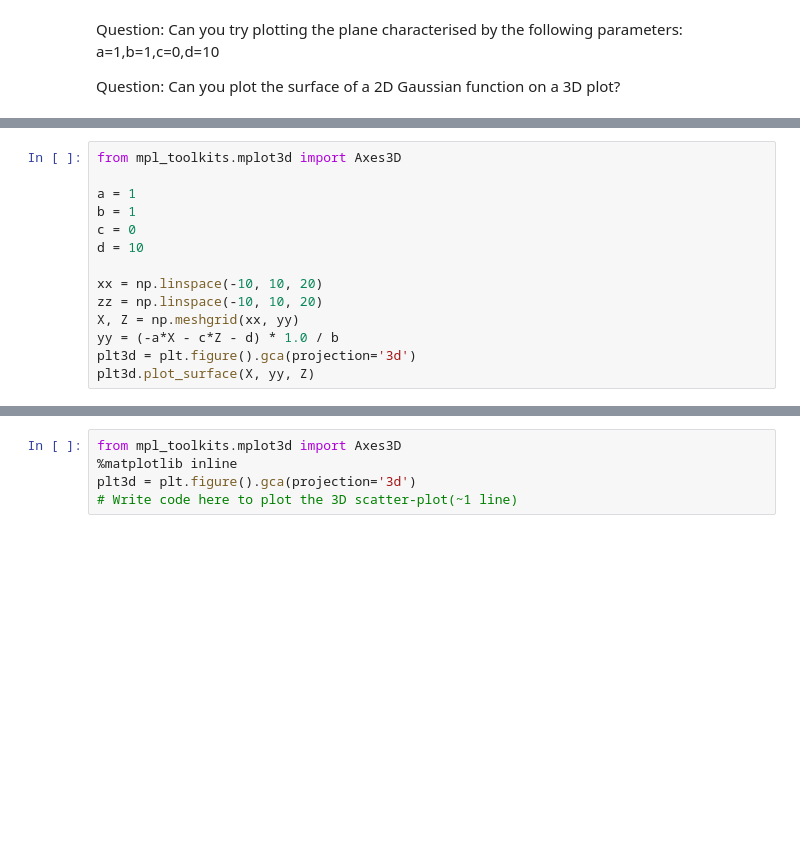
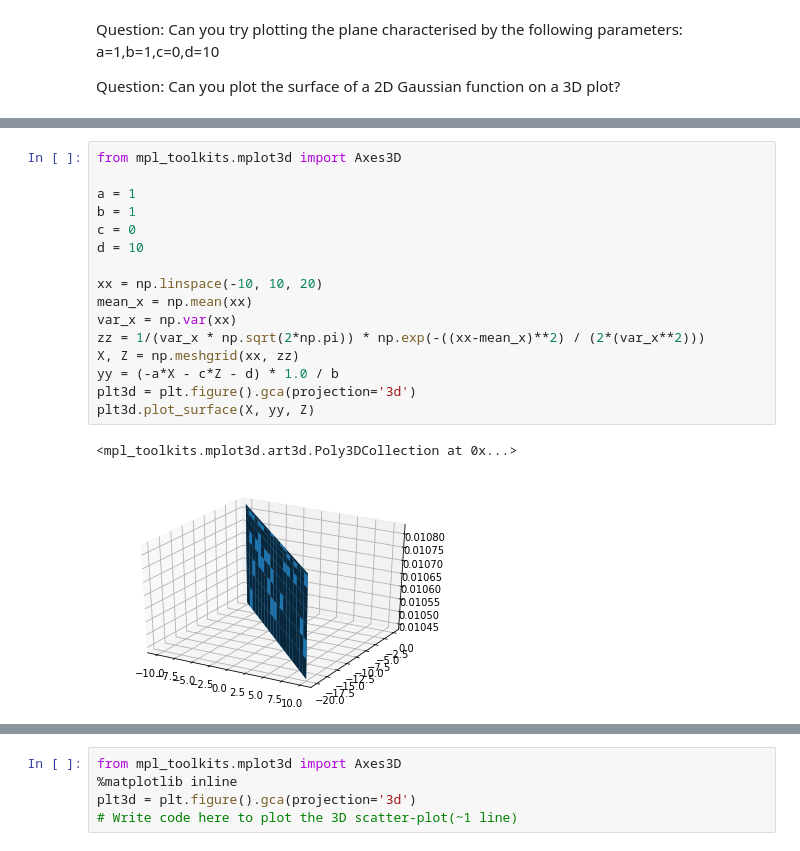
Before and after one commit to Akshat-Goyal/CVIT, a Jupyter notebook: CVIT_Workshop_2020_Day_1/CVIT_Workshop_Day_1.ipynb, the cells around one changed output, grey strips where cells are left out. Saved outputs shown, nothing was run; the diff lists cells and outputs as text; blank space fills up the shorter version.

```diff
--- a/CVIT_Workshop_2020_Day_1/CVIT_Workshop_Day_1.ipynb
+++ b/CVIT_Workshop_2020_Day_1/CVIT_Workshop_Day_1.ipynb
@@ -609,14 +591,19 @@ plt3d.plot_surface(X, yy, Z)
 # %%
 from mpl_toolkits.mplot3d import Axes3D
 
 a = 1
 b = 1
 c = 0
 d = 10
 
 xx = np.linspace(-10, 10, 20)
-zz = np.linspace(-10, 10, 20)
-X, Z = np.meshgrid(xx, yy)
+mean_x = np.mean(xx)
+var_x = np.var(xx)
+zz = 1/(var_x * np.sqrt(2*np.pi)) * np.exp(-((xx-mean_x)**2) / (2*(var_x**2)))
+X, Z = np.meshgrid(xx, zz)
 yy = (-a*X - c*Z - d) * 1.0 / b
 plt3d = plt.figure().gca(projection='3d')
 plt3d.plot_surface(X, yy, Z)
+# %% [output]
+<mpl_toolkits.mplot3d.art3d.Poly3DCollection at 0x...>
+[figure, added]
```
Also changed, not shown: parts of 11 cells of this notebook.
